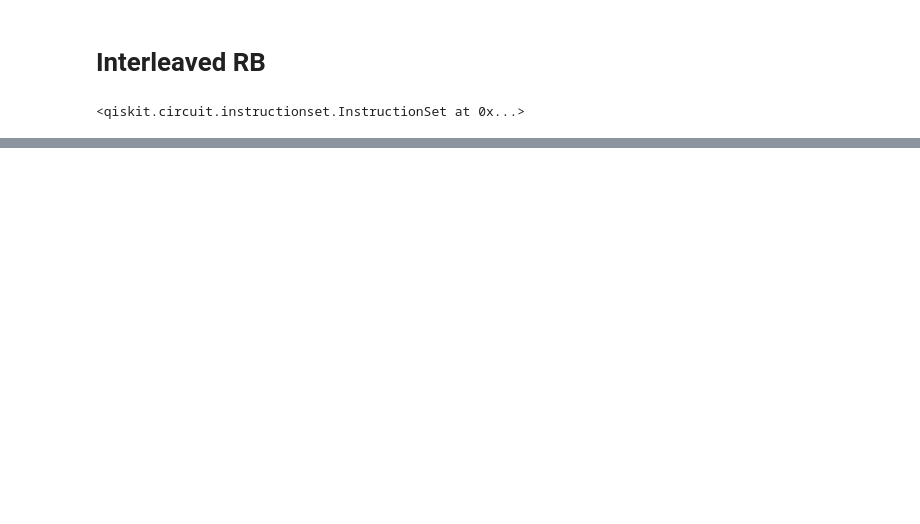
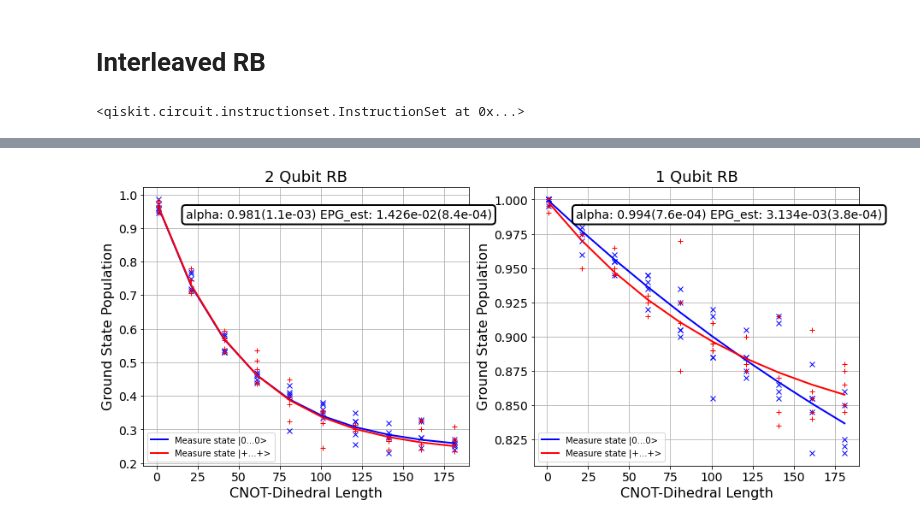
Before and after one commit to qiskit-community/qiskit-ignis, a Jupyter notebook: qiskit/ignis/verification/randomized_benchmarking/experiments/randomized_benchmarking.ipynb, the cells around one changed output, grey strips where cells are left out. Cells and saved outputs as stored; diff of their text form; code cells hidden in the pictures; blank space fills up the shorter version.

```diff
--- a/qiskit/ignis/verification/randomized_benchmarking/experiments/randomized_benchmarking.ipynb
+++ b/qiskit/ignis/verification/randomized_benchmarking/experiments/randomized_benchmarking.ipynb
@@ -383,3 +384,27 @@ cr: 2/════════════════════════
+# %%
+exp02 = RBExperiment(nseeds=5, qubits=[0,2], lengths=nCliffs, group_gates='CNOTDihedral')
+exp1 = RBExperiment(nseeds=5, qubits=[1], lengths=nCliffs, group_gates='CNOTDihedral')
+backend = qiskit.Aer.get_backend('qasm_simulator')
+shots = 200
+
+rb_result_02 = exp02.run(backend, noise_model=noise_model, shots=shots)
+rb_result_1 = exp1.run(backend, noise_model=noise_model, shots=shots)
+results = [rb_result_02, rb_result_1]
+# %%
+plt.figure(figsize=(15, 6))
+
+for i in range(2):
+    ax = plt.subplot(1, 2, i+1)
+
+    # Plot the essence by calling RBResult.plot
+    results[i].plot(ax=ax, add_label=True, show_plt=False)
+
+    # Add title and label
+    ax.set_title('%d Qubit RB'%(results[i].num_qubits()), fontsize=18)
+
+plt.show()
+# %% [output]
+[figure, added]
 # %%
 import qiskit.tools.jupyter
 %qiskit_version_table
```
Also changed, not shown: parts of 14 cells of this notebook, 5 other files.
